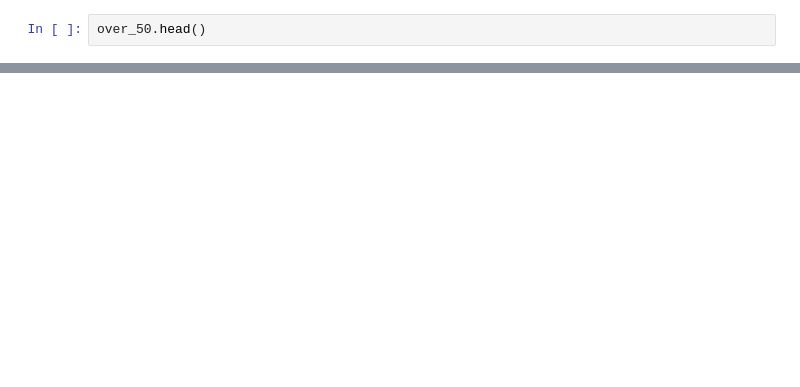
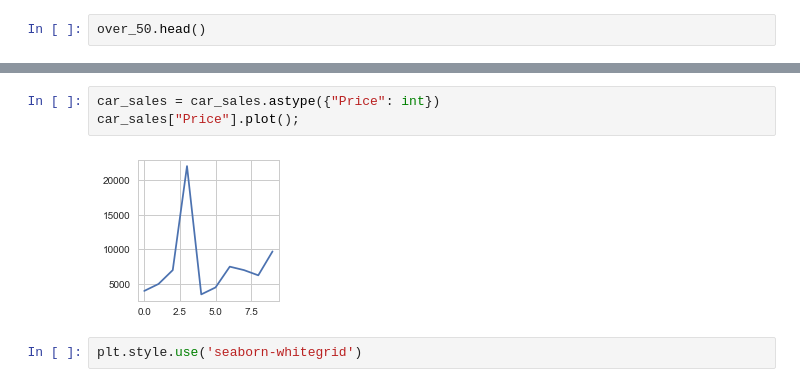
Before and after one commit to molchoun/learning-machine-learning, a Jupyter notebook: matplotlib/matplotlib-introduction.ipynb, the cells around one changed output, grey strips where cells are left out. Saved outputs shown, nothing was run; the diff lists cells and outputs as text; blank space fills up the shorter version.

```diff
--- a/matplotlib/matplotlib-introduction.ipynb
+++ b/matplotlib/matplotlib-introduction.ipynb
@@ -307,0 +466,7 @@ df.plot.bar();
+# %%
+car_sales = car_sales.astype({"Price": int})
+car_sales["Price"].plot();
+# %% [output]
+[figure, added]
+# %%
+plt.style.use('seaborn-whitegrid')
```
Also changed, not shown: parts of 41 cells of this notebook.
